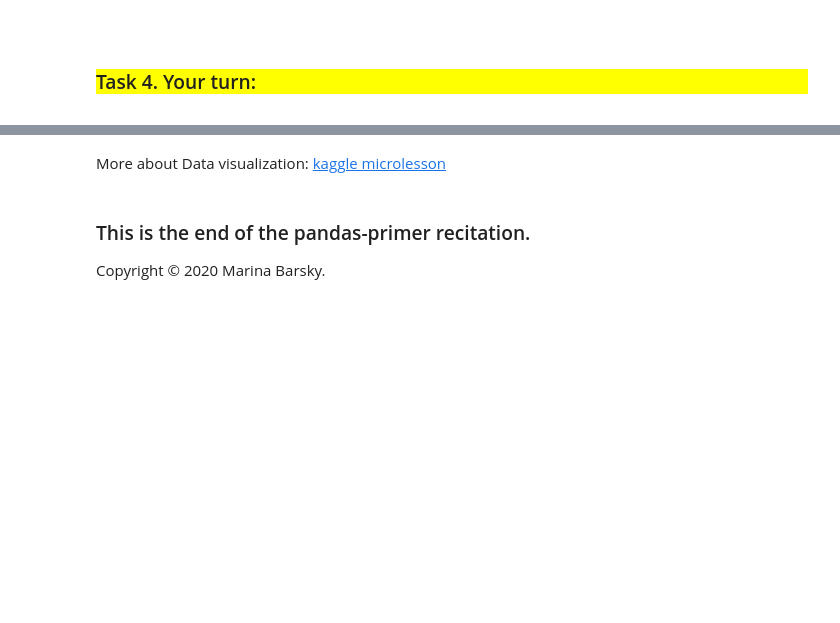
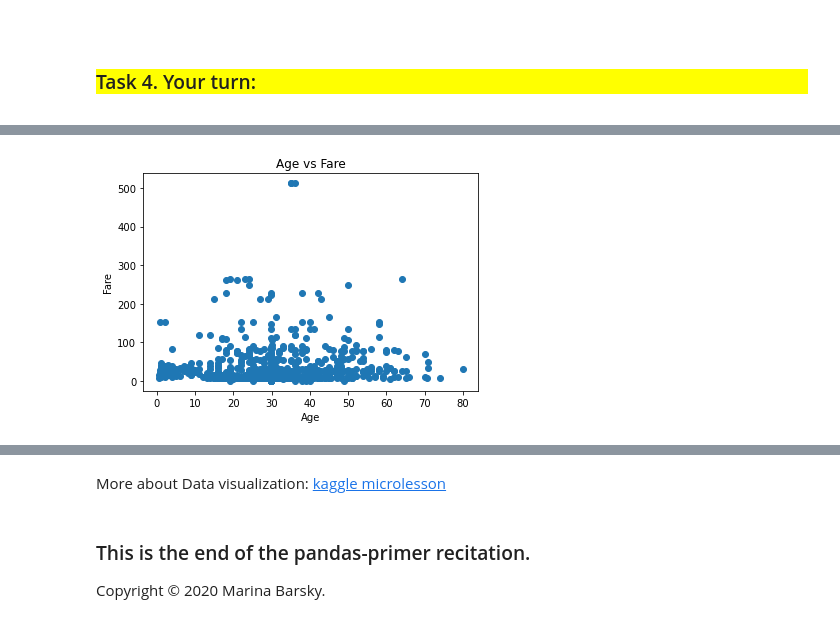
Before and after one commit to KUS30/cs_1503_environment_setup, a Jupyter notebook: 3. Pandas.ipynb, the cells around one changed output, grey strips where cells are left out. Saved outputs shown, nothing was run; the diff lists cells and outputs as text; code cells hidden in the pictures; blank space fills up the shorter version.

```diff
--- a/3. Pandas.ipynb
+++ b/3. Pandas.ipynb
@@ -202,4 +376,10 @@ plt.hist([0, 1, 1, 1, 2, 2, 3, 3, 3, 3, 3, 4,
 # %%
 # make a scatter plot of passenger age vs ticket fare
 
-# <YOUR CODE>
+plt.scatter(data['Age'], data['Fare'])
+plt.xlabel("Age")
+plt.ylabel("Fare")
+plt.title("Age vs Fare")
+plt.show()
+# %% [output]
+[figure, added]
```
Also changed, not shown: parts of 25 cells of this notebook.
